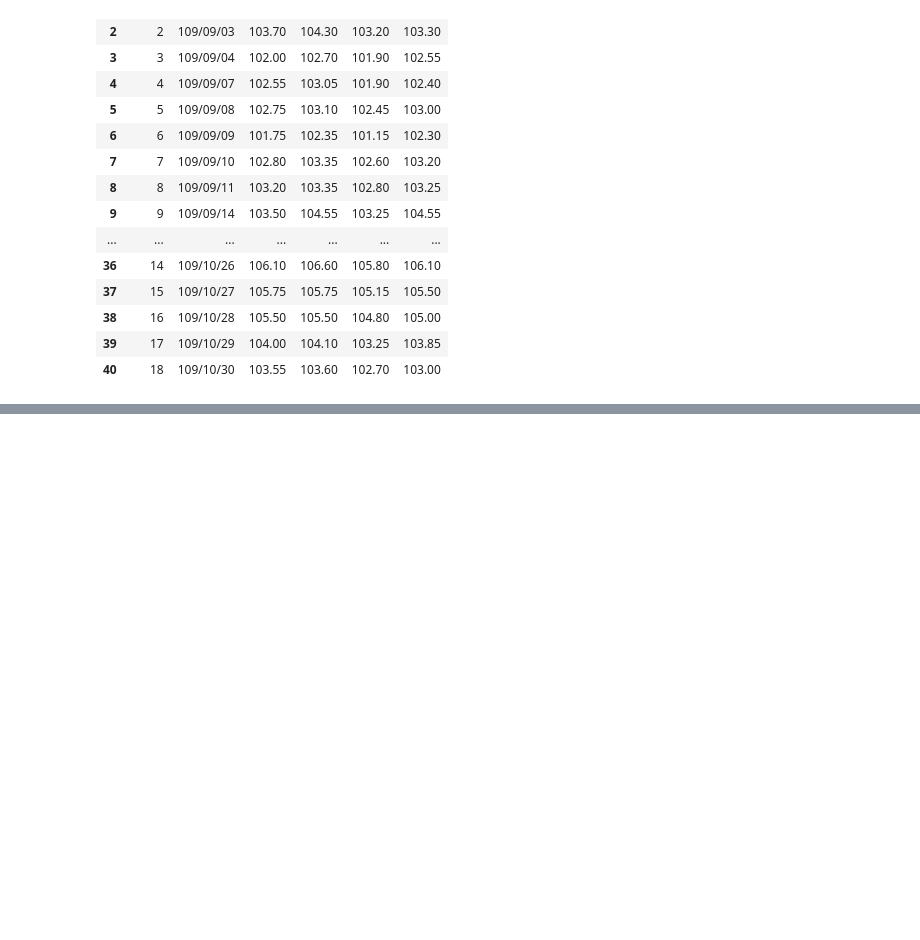
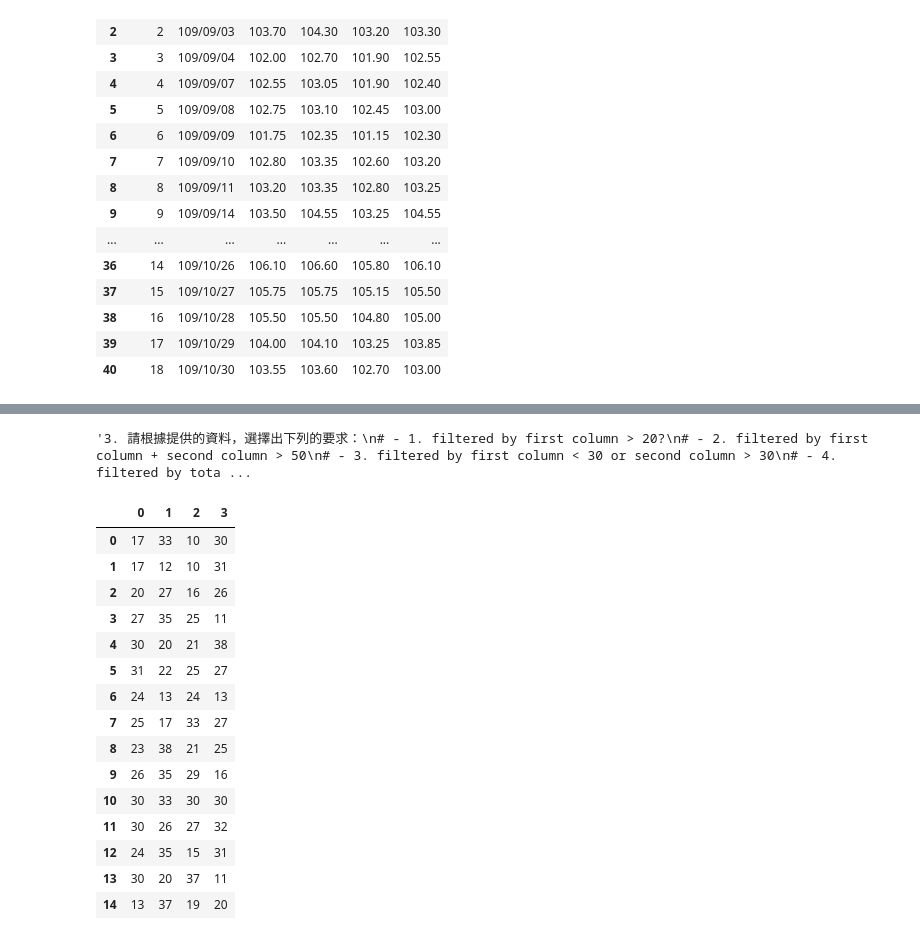
Before and after one commit to leeykuei/pyMarathon, a Jupyter notebook: homework/py_day10.ipynb, the cells around one changed output, grey strips where cells are left out. Saved outputs shown, nothing was run; the diff lists cells and outputs as text; code cells hidden in the pictures; blank space fills up the shorter version.

```diff
--- a/homework/py_day10.ipynb
+++ b/homework/py_day10.ipynb
@@ -45,0 +136,30 @@ stock_data.loc[result.open < result.close]
+# %%
+'''3. 請根據提供的資料，選擇出下列的要求：
+# - 1. filtered by first column > 20?
+# - 2. filtered by first column + second column > 50
+# - 3. filtered by first column < 30 or second column > 30
+# - 4. filtered by total sum of row > 100
+
+'''
+# %% [output]
+'3. 請根據提供的資料，選擇出下列的要求：\n# - 1. filtered by first column > 20?\n# - 2. filtered by first column + second column > 50\n# - 3. filtered by first column < 30 or second column > 30\n# - 4. filtered by tota ...
+# %%
+df = pd.DataFrame(np.random.randint(10, 40, 60).reshape(-1, 4))
+df
+# %% [output]
+|  | 0 | 1 | 2 | 3 |
+| 0 | 17 | 33 | 10 | 30 |
+| 1 | 17 | 12 | 10 | 31 |
+| 2 | 20 | 27 | 16 | 26 |
+| 3 | 27 | 35 | 25 | 11 |
+| 4 | 30 | 20 | 21 | 38 |
+| 5 | 31 | 22 | 25 | 27 |
+| 6 | 24 | 13 | 24 | 13 |
+| 7 | 25 | 17 | 33 | 27 |
+| 8 | 23 | 38 | 21 | 25 |
+| 9 | 26 | 35 | 29 | 16 |
+| 10 | 30 | 33 | 30 | 30 |
+| 11 | 30 | 26 | 27 | 32 |
+| 12 | 24 | 35 | 15 | 31 |
+| 13 | 30 | 20 | 37 | 11 |
+| 14 | 13 | 37 | 19 | 20 |
```
Also changed, not shown: parts of 14 cells of this notebook.
